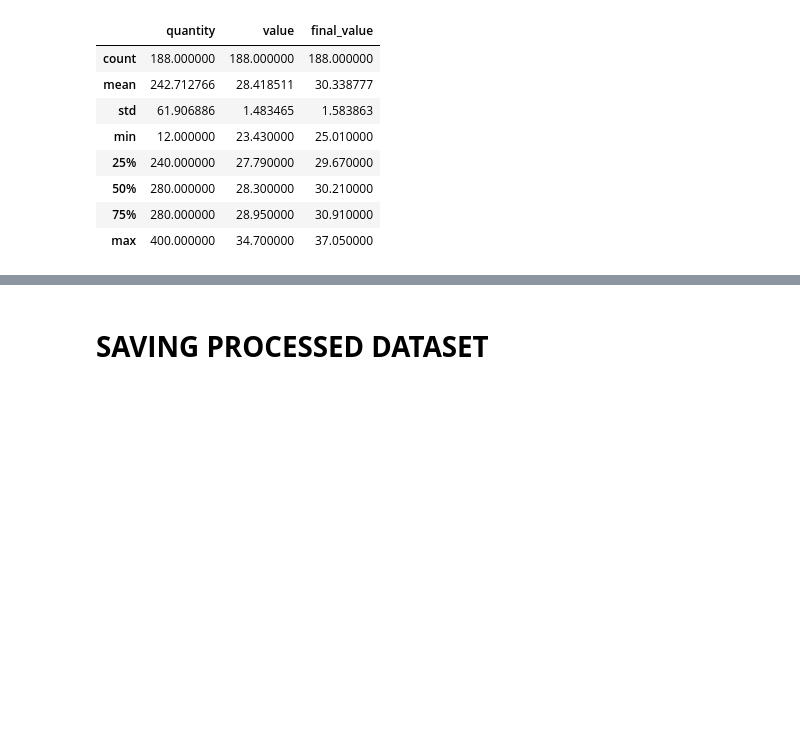
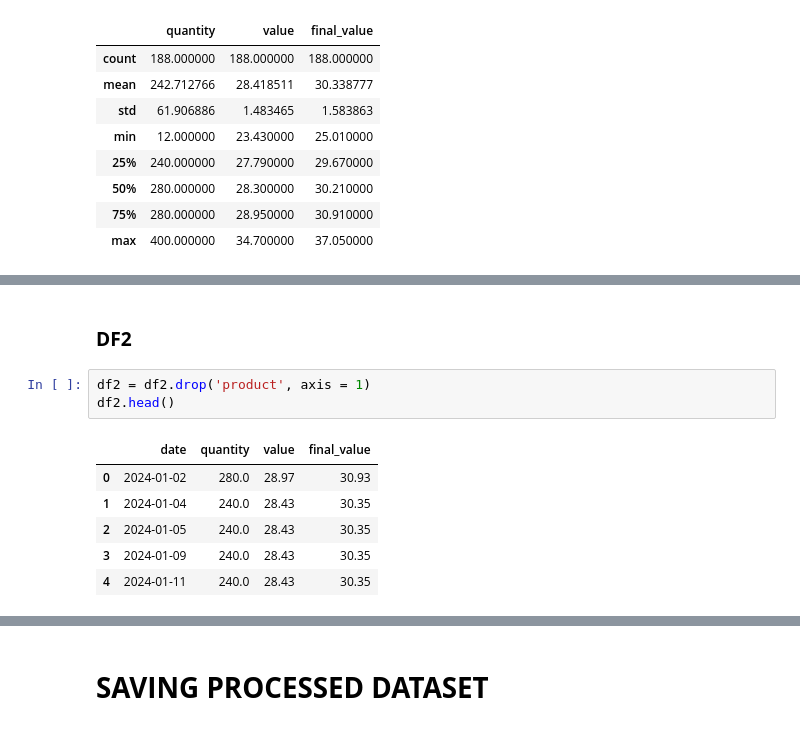
Before and after one commit to fabiogaldinho/Dynamic-Pricing, a Jupyter notebook: notebooks/01_Data_Cleaning.ipynb, the cells around one changed output, grey strips where cells are left out. Drawn from its saved outputs; the diff is of its cells as text; blank space fills up the shorter version.

```diff
--- a/notebooks/01_Data_Cleaning.ipynb
+++ b/notebooks/01_Data_Cleaning.ipynb
@@ -334,0 +370,12 @@ df2.describe(include = ['float', 'int'])
+# %% [markdown]
+### **DF2**
+# %%
+df2 = df2.drop('product', axis = 1)
+df2.head()
+# %% [output]
+|  | date | quantity | value | final_value |
+| 0 | 2024-01-02 | 280.0 | 28.97 | 30.93 |
+| 1 | 2024-01-04 | 240.0 | 28.43 | 30.35 |
+| 2 | 2024-01-05 | 240.0 | 28.43 | 30.35 |
+| 3 | 2024-01-09 | 240.0 | 28.43 | 30.35 |
+| 4 | 2024-01-11 | 240.0 | 28.43 | 30.35 |
```
Also changed, not shown: parts of 8 cells of this notebook.
